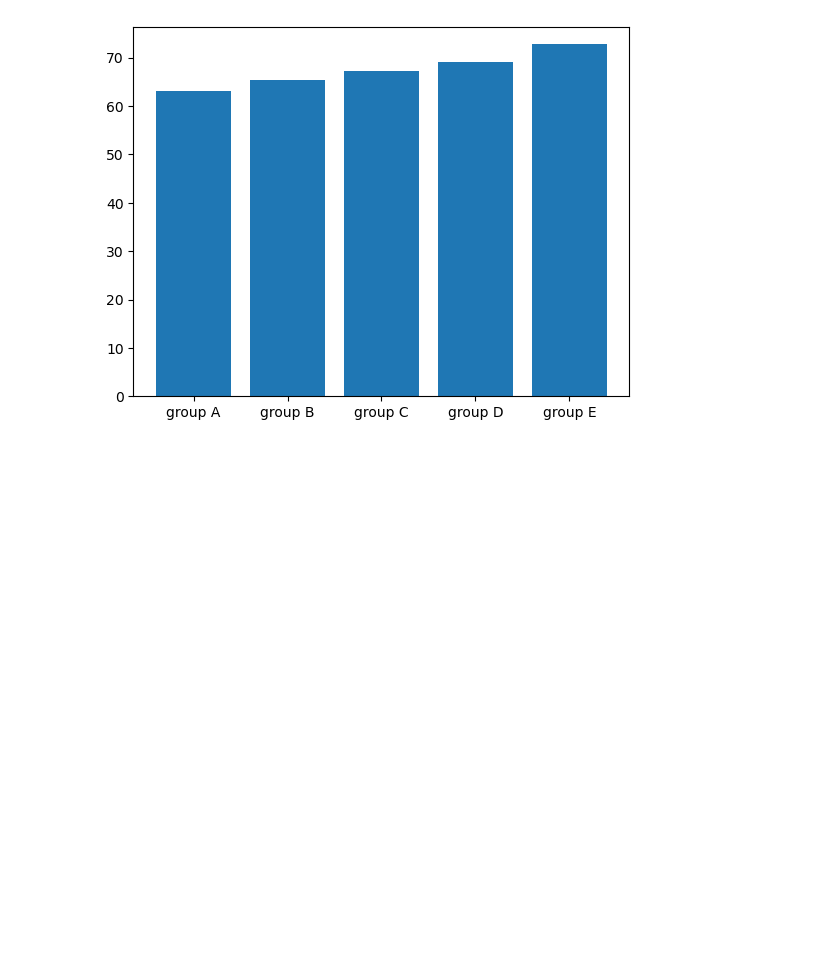
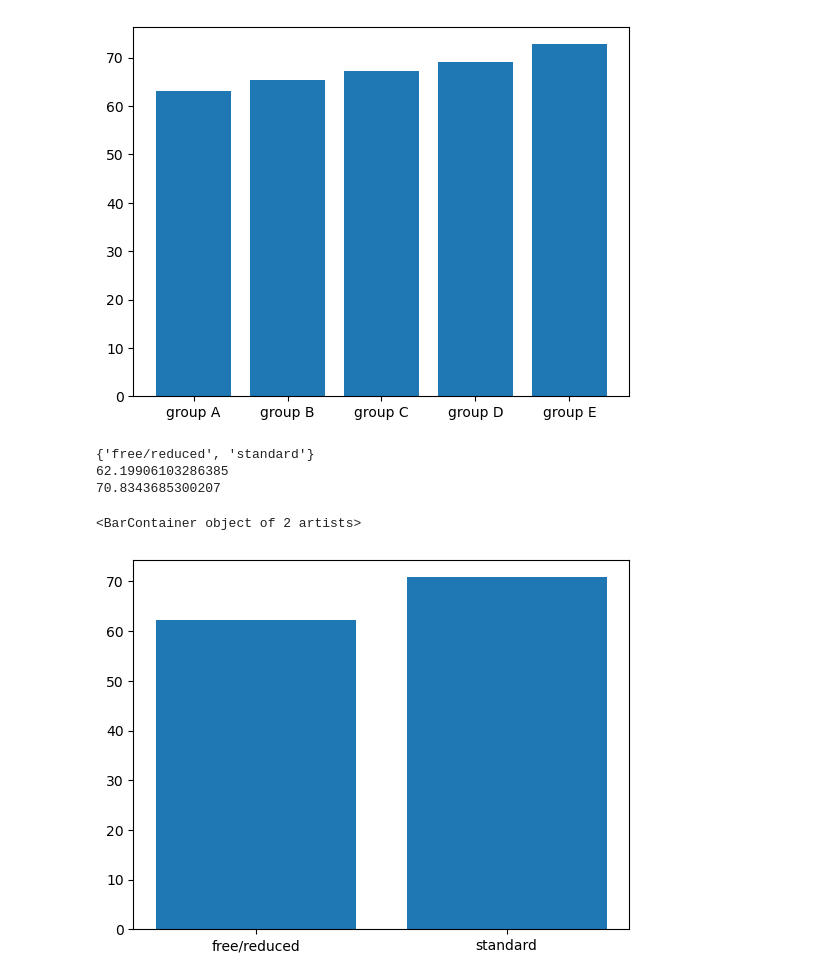
Before and after one commit to rukangu/infoClassWork, a Jupyter notebook: matplotlib/student_data_processing.ipynb, the cells around one changed output. Drawn from its saved outputs; the diff is of its cells as text; code cells hidden in the pictures; blank space fills up the shorter version.

Commit message:
added new groupby function that utilizes a set to get the subkeys'

```diff
--- a/matplotlib/student_data_processing.ipynb
+++ b/matplotlib/student_data_processing.ipynb
@@ -22,6 +22,10 @@ with open("StudentsPerformance.csv", 'r') as file:
         student_dict['writing_score'].append(row[7])
 # %%
 student_dict['math_score']
+# %%
+# remove the header (first row)
+for key in student_dict.keys():
+    student_dict[key] = student_dict[key][1:]
 # %%
 # create dicitonaries of specific variables of interest
 
@@ -47,5 +51,27 @@ def group_by(main_key, subkeys, student_dict):
         dict_to_return[my_sub_key] = [math_scores, writing_scores, reading_scores]
 
     return dict_to_return
+
+
+def group_by2(main_key, student_dict):
+    '''
+    This uses a set to extract the subkeys
+    '''
+    subkeys = set(student_dict[main_key])
+    print(subkeys)
+    dict_to_return = {}.copy()
+    # zip the data into the relevant keys and scores
+    for my_sub_key in subkeys: # subkeys has been passed into the function e.g ['male', 'female'] in the case of gender
+        math_scores = [].copy()
+        writing_scores = [].copy()
+        reading_scores = [].copy()
+        for math, writing, reading, key in zip (student_dict['math_score'], student_dict['writing_score'], student_dict['reading_score'], student_dict[main_key]):
+            if key == my_sub_key: # e.g if the row item == 'female' or 'male' etc
+                math_scores.append(float(math))
+                writing_scores.append(float(writing))
+                reading_scores.append(float(reading))
+        dict_to_return[my_sub_key] = [math_scores, writing_scores, reading_scores]
+
+    return dict_to_return
 # %%
 my_gender_dict = group_by('gender', ['male', 'female'],student_dict)
@@ -85,3 +115,14 @@ plt.bar(x,y)
 72.75238095238095
 <BarContainer object of 5 artists>
 [figure]
+# %%
+# lunch
+my_lunch_dict = group_by2('lunch', student_dict)
+x,y = produce_plotting_data(my_lunch_dict)
+plt.bar(x,y)
+# %% [output]
+{'free/reduced', 'standard'}
+62.19906103286385
+70.8343685300207
+<BarContainer object of 2 artists>
+[figure, added]
```
Also changed, not shown: parts of 3 cells of this notebook.
